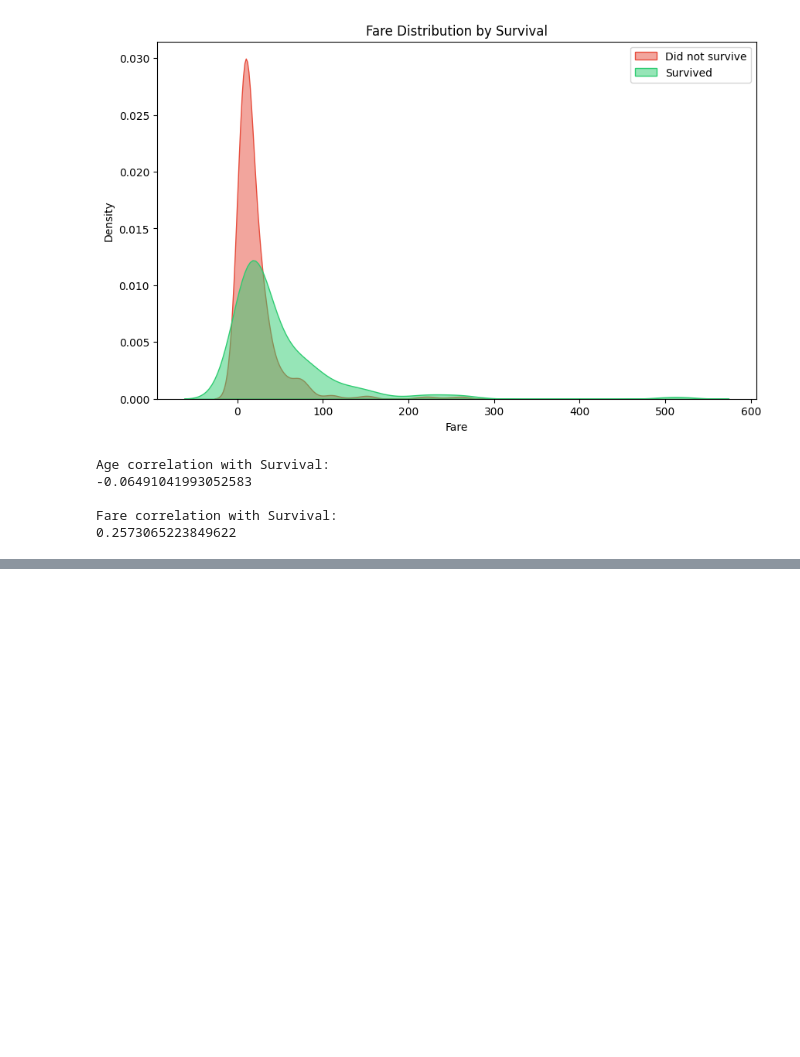
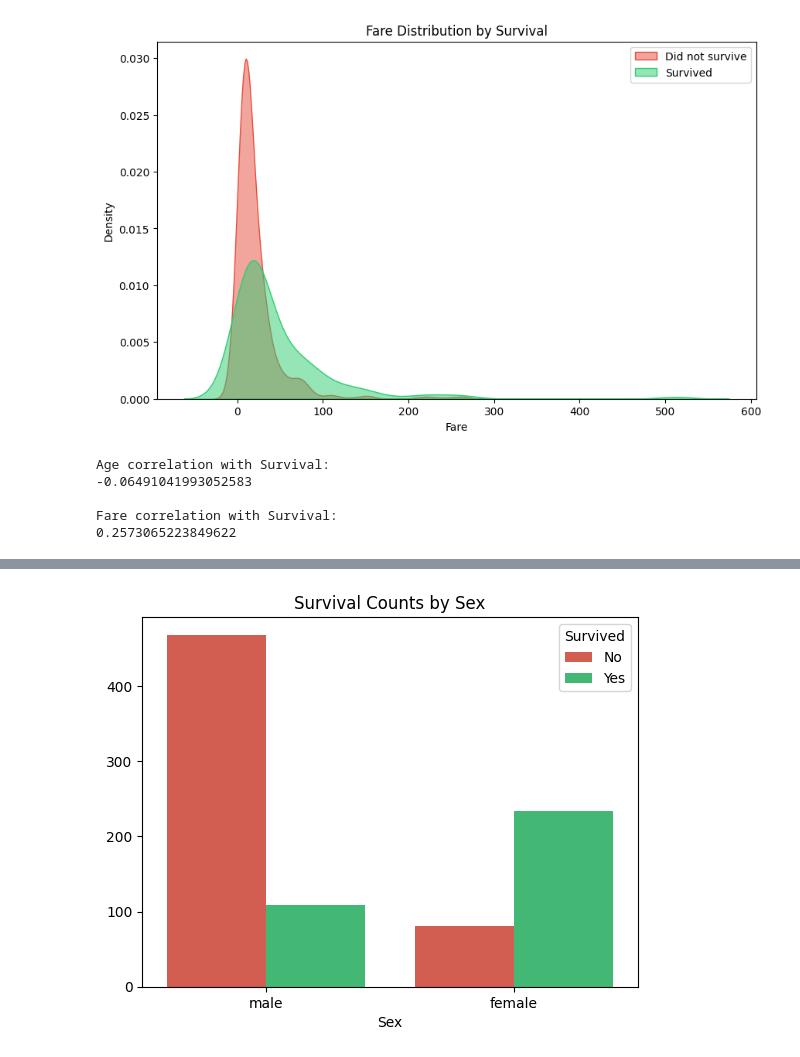
Before and after one commit to rodrigo-glez/eda-practice-titanic, a Jupyter notebook: notebooks/eda_titanic.ipynb, the cells around one changed output, grey strips where cells are left out. Drawn from its saved outputs; the diff is of its cells as text; code cells hidden in the pictures; blank space fills up the shorter version.

```diff
--- a/notebooks/eda_titanic.ipynb
+++ b/notebooks/eda_titanic.ipynb
@@ -158,0 +197,10 @@ Fare correlation with Survival:
+# %%
+# Visualizing the survival counts by sex
+sns.countplot(data=df, x='Sex', hue='Survived', palette=['#e74c3c', '#2ecc71'])
+plt.title('Survival Counts by Sex')
+plt.xlabel('Sex')
+plt.ylabel('')
+plt.legend(title='Survived', labels=['No', 'Yes'])
+plt.show()
+# %% [output]
+[figure, added]
```
Also changed, not shown: parts of 2 cells of this notebook.
